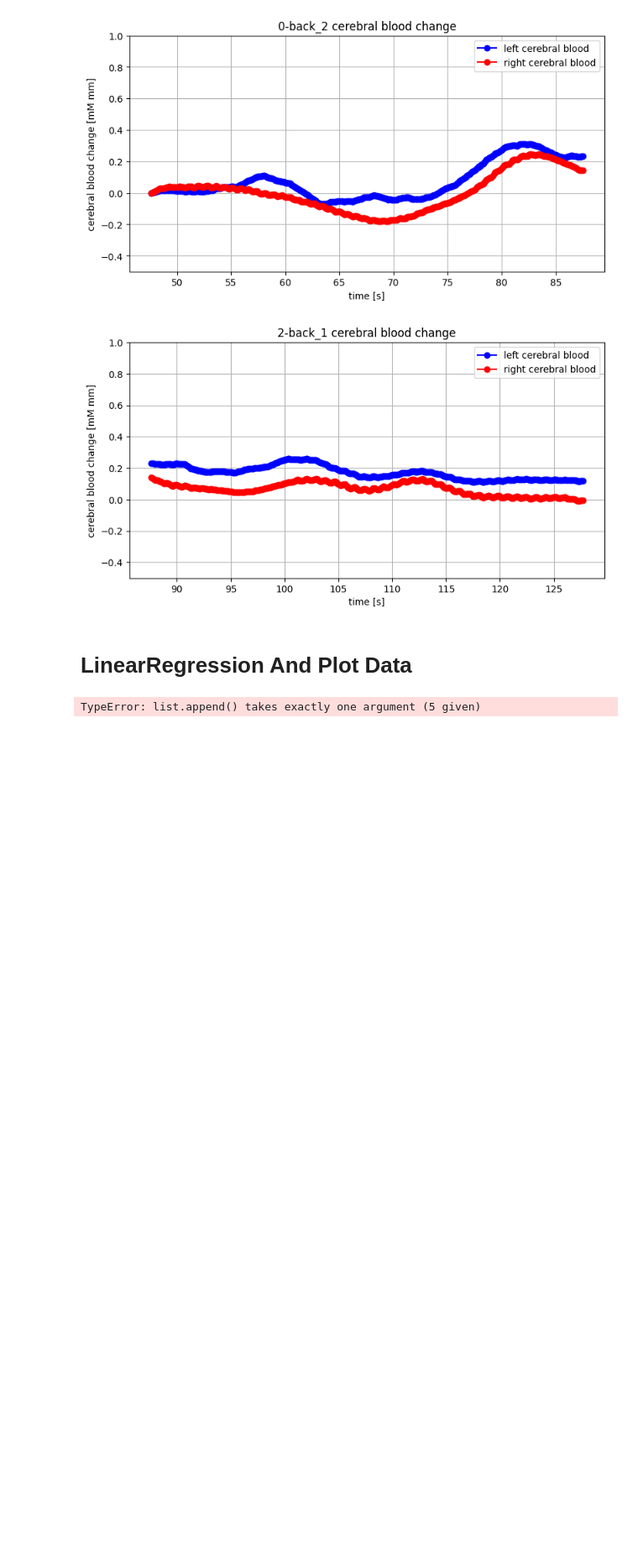
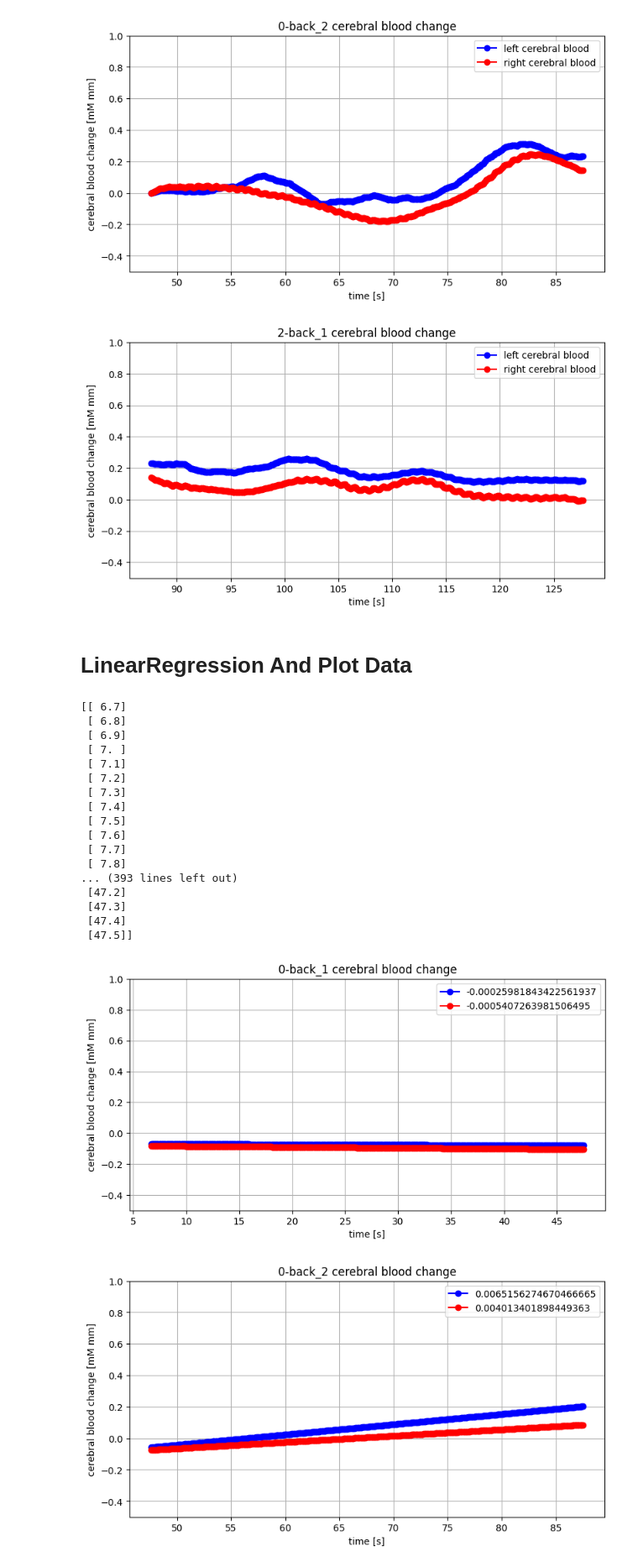
Before and after one commit to morikazu1119/analysis_brain_data, a Jupyter notebook: scripts/analysis_brain_data.ipynb, the cells around one changed output. Shown at 84% size. Saved outputs shown, nothing was run; the diff lists cells and outputs as text; code cells hidden in the pictures; blank space fills up the shorter version.

Commit message:
fix plot_data_list func

```diff
--- a/scripts/analysis_brain_data.ipynb
+++ b/scripts/analysis_brain_data.ipynb
@@ -125,7 +125,13 @@ def linear_regression(data: pd.DataFrame) -> dict[np.ndarray|float]:
         y_right_pred = model_right.predict(x)
         slope_right = model_right.coef_[0][0]
 
-        regression_result_dict[name].append(x, y_left_pred, y_right_pred, slope_left, slope_right)
+        regression_result_dict[name].append(x)
+        regression_result_dict[name].append(y_left)
+        regression_result_dict[name].append(y_right)
+        regression_result_dict[name].append(y_left_pred)
+        regression_result_dict[name].append(y_right_pred)
+        regression_result_dict[name].append(slope_left)
+        regression_result_dict[name].append(slope_right)
 
     return regression_result_dict
 
@@ -148,7 +154,6 @@ def plot_data(name_list: list[str], data: pd.DataFrame = None, regression_result
 
 
     if regression:
-
 
         for i, (name, data) in enumerate(regression_result_dict.items(), 1):
             plt.figure(figsize=(8, 12))
@@ -186,14 +191,18 @@ def plot_data(name_list: list[str], data: pd.DataFrame = None, regression_result
             plt.tight_layout()
             plt.show()
 
-def plot_data_list(name_list: list[str], data_list: list[pd.DataFrame] = None, regression_result_dict: dict[np.ndarray|float] = None, regression: bool = False):
+def plot_data_list(name_list: list[str], data_list: list[pd.DataFrame|dict[np.ndarray|float]] = None, regression: bool = False):
     """
     Plot the data list.
     Parameters
         data_list: List of dataframes to plot.
     """
-    for data in data_list:
-        plot_data(name_list, data, regression_result_dict, regression)
+    if regression:
+        for data in data_list:
+            plot_data(name_list, regression_result_dict=data, regression=True)
+    else:
+        for data in data_list:
+            plot_data(name_list, data)
 # %% [markdown]
 # Load Data And Processing
 # %%
@@ -227,8 +236,25 @@ plot_data_list(name_list, splited_data_list)
 # %% [markdown]
 # LinearRegression And Plot Data
 # %%
-regression_result_dict = linear_regression_list(splited_data_list)
-print(regression_result_dict)
-plot_data(name_list, regression_result_dict, regression=True)
+regression_result_list = linear_regression_list(splited_data_list)
+plot_data_list(name_list, regression_result_list, regression=True)
 # %% [output]
-TypeError: list.append() takes exactly one argument (5 given)
+[[ 6.7]
+ [ 6.8]
+ [ 6.9]
+ [ 7. ]
+ [ 7.1]
+ [ 7.2]
+ [ 7.3]
+ [ 7.4]
+ [ 7.5]
+ [ 7.6]
+ [ 7.7]
+ [ 7.8]
+... (393 lines left out)
+ [47.2]
+ [47.3]
+ [47.4]
+ [47.5]]
+[figure, added]
+[figure, added]
```
Also changed, not shown: parts of 2 cells of this notebook.
